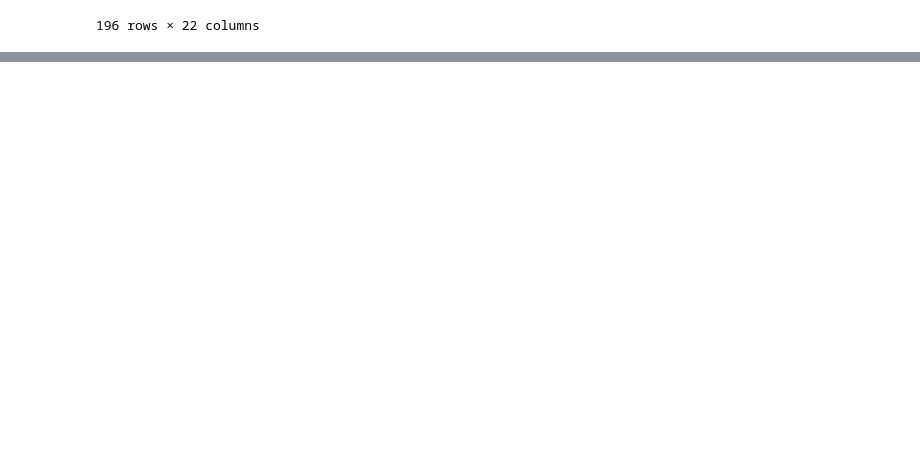
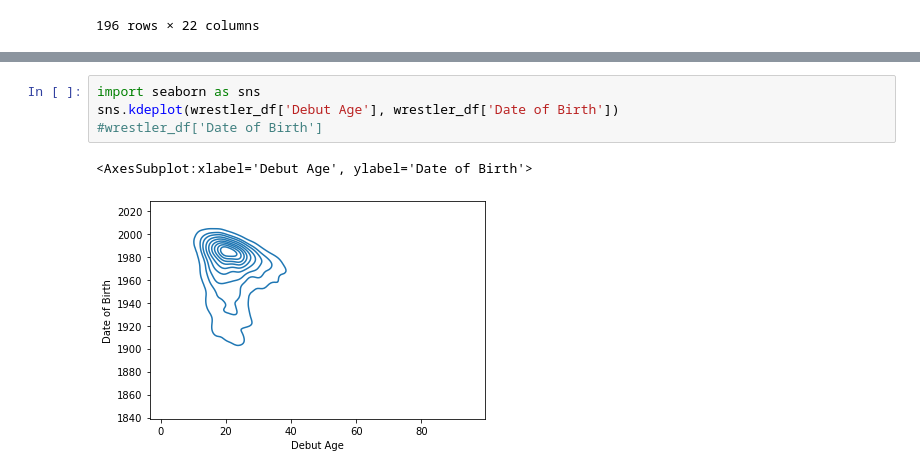
Before and after one commit to WhimZig/DataMadness, a Jupyter notebook: Data madness.ipynb, the cells around one changed output, grey strips where cells are left out. Cells and saved outputs as stored; diff of their text form; blank space fills up the shorter version.

```diff
--- a/Data madness.ipynb
+++ b/Data madness.ipynb
@@ -406,0 +366,7 @@ merged_df
+# %%
+import seaborn as sns
+sns.kdeplot(wrestler_df['Debut Age'], wrestler_df['Date of Birth'])
+#wrestler_df['Date of Birth']
+# %% [output]
+<AxesSubplot:xlabel='Debut Age', ylabel='Date of Birth'>
+[figure, added]
```
Also changed, not shown: parts of 32 cells of this notebook.
